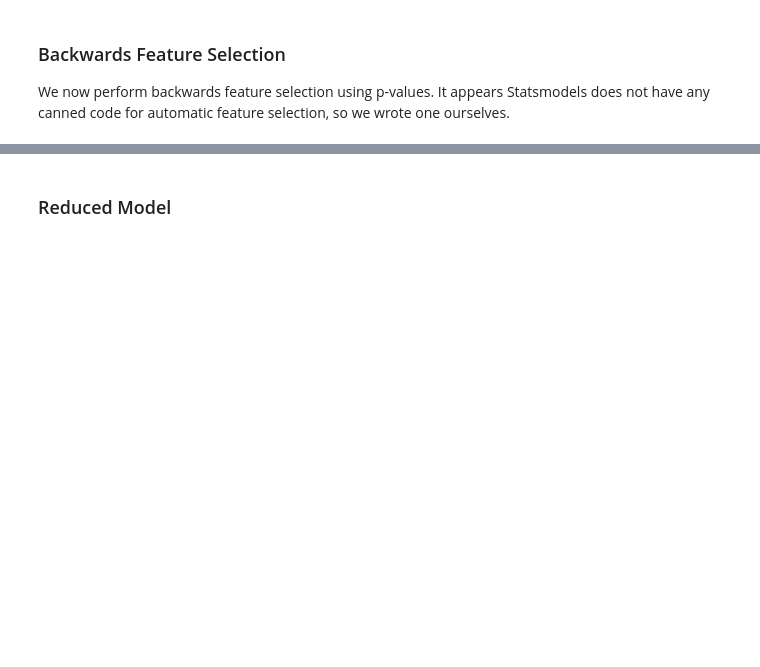
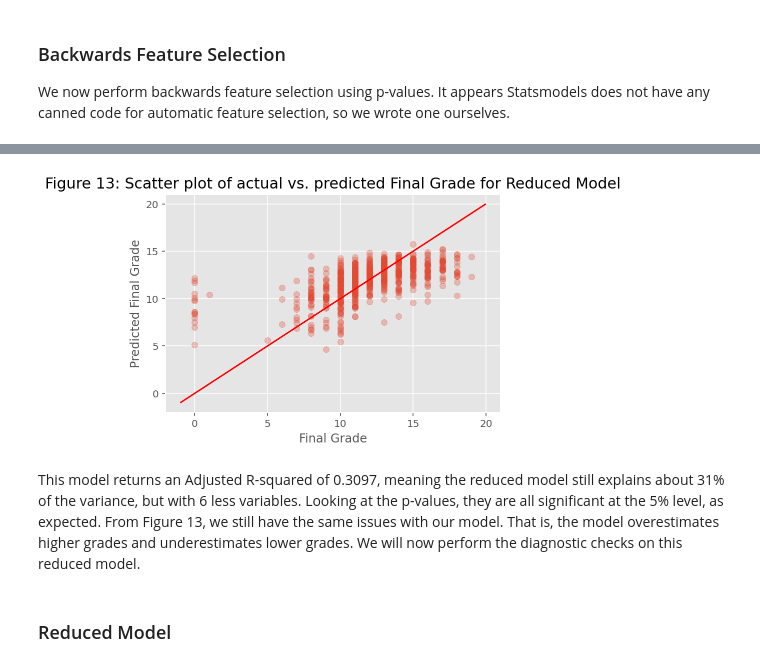
Before and after one commit to Rhyme1325/Analytics_project, a Jupyter notebook: project.ipynb, the cells around one changed output, grey strips where cells are left out. Drawn from its saved outputs; the diff is of its cells as text; code cells hidden in the pictures; blank space fills up the shorter version.

```diff
--- a/project.ipynb
+++ b/project.ipynb
@@ -604,0 +675,5 @@ We now perform backwards feature selection using p-values. It appears Statsmodel
+# %%
+residuals_reduced = pd.DataFrame({'actual': data_encoded['G3'],
+                            'predicted': model_fitted.fittedvalues,
+                            'residual': model_fitted.resid})
+residuals_reduced.head(10)
@@ -605,2 +692,14 @@ We now perform backwards feature selection using p-values. It appears Statsmodel
+# %%
+# get a scatter plot
+plt.scatter(residuals_reduced['actual'], residuals_reduced['predicted'], alpha=0.3);
+plot_line(axis=plt.gca(), slope=1, intercept=0, c="red");
+plt.xlabel('Final Grade');
+plt.ylabel('Predicted Final Grade');
+plt.title('Figure 13: Scatter plot of actual vs. predicted Final Grade for Reduced Model', fontsize=15);
+plt.show();
+# %% [output]
+[figure, added]
+# %% [markdown]
+This model returns an Adjusted R-squared of 0.3097, meaning the reduced model still explains about 31% of the variance, but with 6 less variables. Looking at the p-values, they are all significant at the 5% level, as expected. From Figure 13, we still have the same issues with our model. That is, the model overestimates higher grades and underestimates lower grades. We will now perform the diagnostic checks on this reduced model.
 # %% [markdown]
 ### Reduced Model
```
Also changed, not shown: parts of 11 cells of this notebook.
